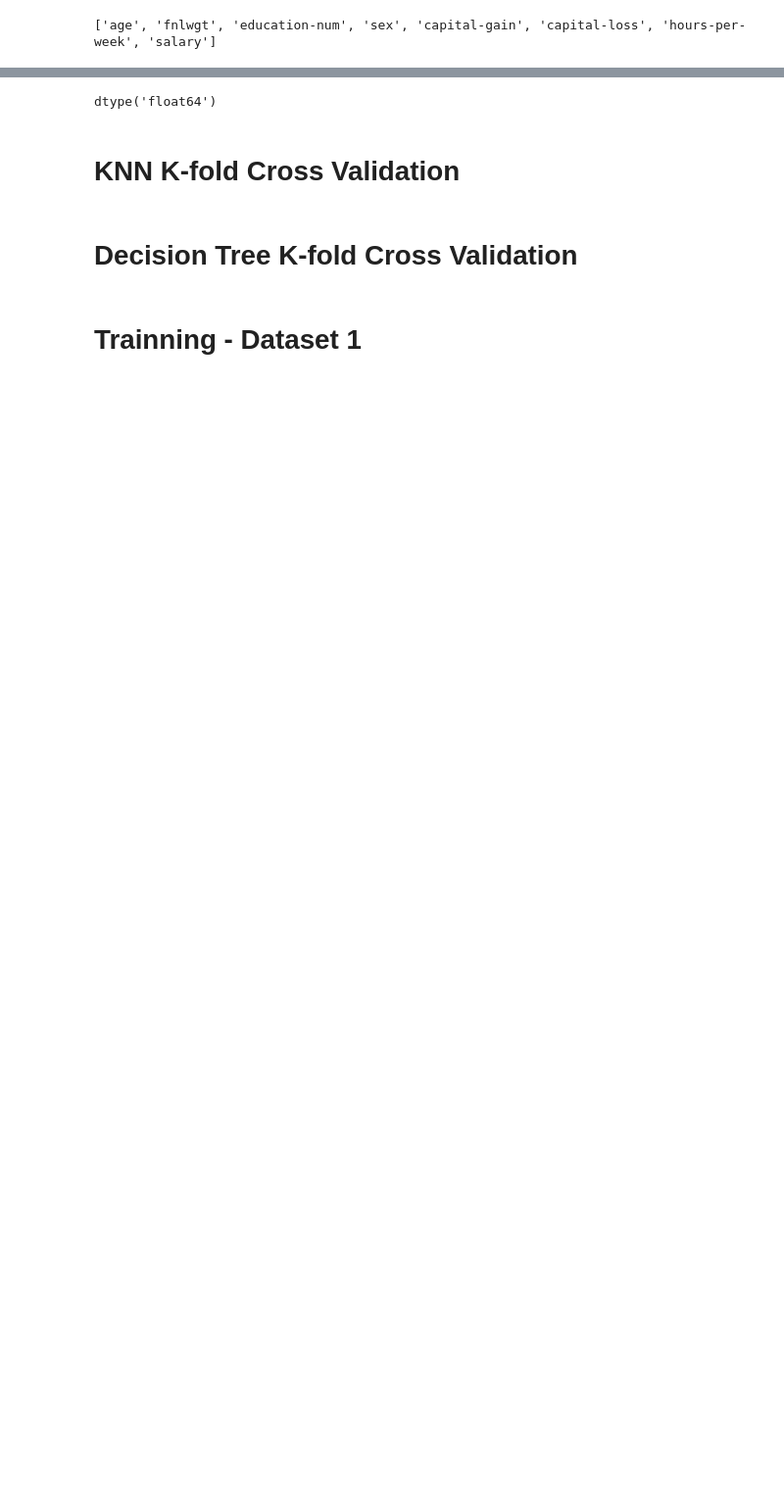
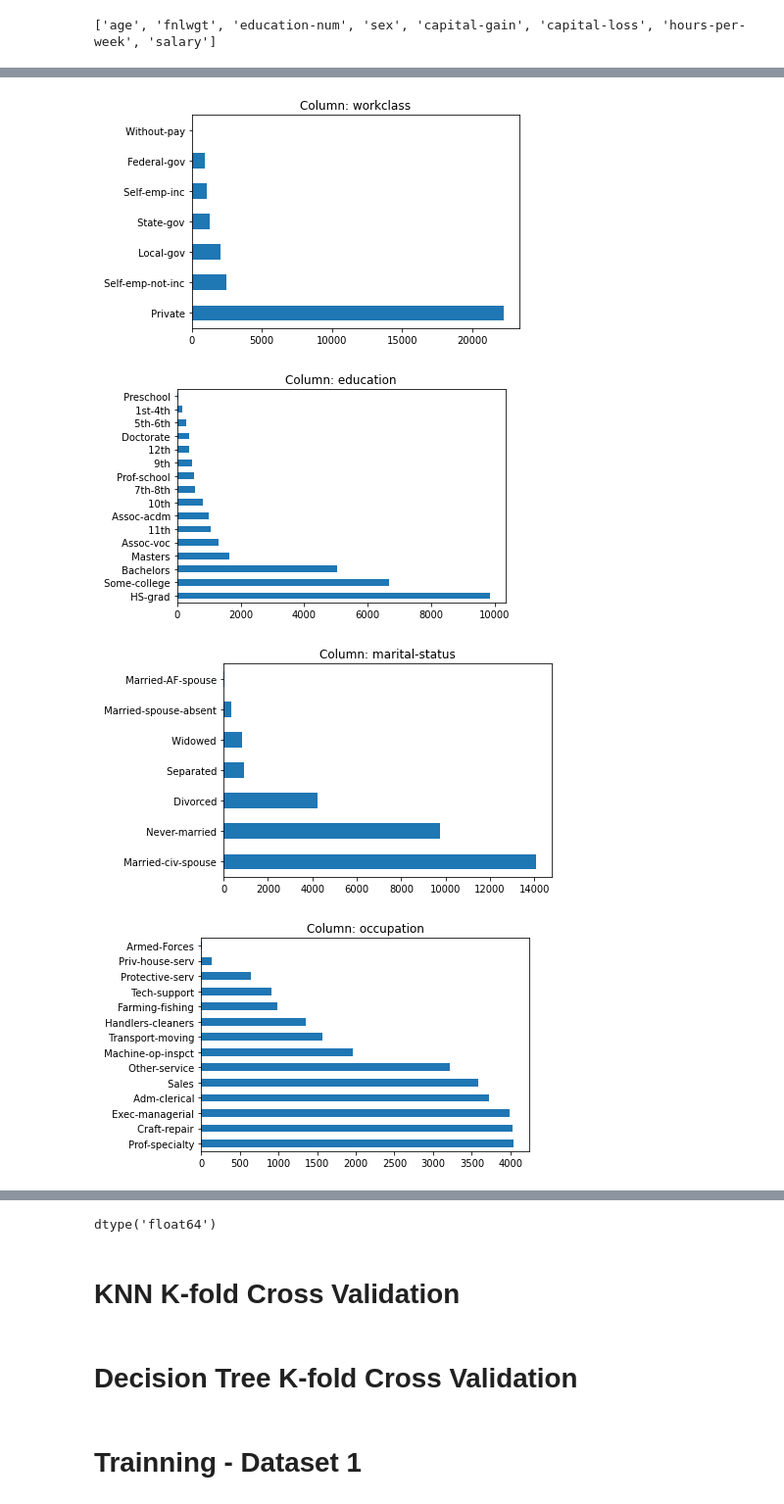
Before and after one commit to Comp551-mini1/p1, a Jupyter notebook: Project_1.ipynb, the cells around one changed output, grey strips where cells are left out. Shown: that part at 98% size. Cells and saved outputs as stored; diff of their text form; code cells hidden in the pictures; blank space fills up the shorter version.

```diff
--- a/Project_1.ipynb
+++ b/Project_1.ipynb
@@ -191,0 +178,6 @@ df_obj.head()
+# %%
+# quantitative_subset = df_copy.select_dtypes('number')
+categorical_subset = df_copy.select_dtypes('object')
+
+#hence we drop country col
+categorical_subset_ohe = categorical_subset.drop('native-country',1)
@@ -191,0 +193,15 @@ df_obj.head()
+# %%
+for idx, colname in enumerate(categorical_subset_ohe):
+
+    plt.title('Column: ' + colname)
+    (df_copy[colname]
+        .value_counts()
+        .head(30)
+        .plot(kind='barh'))
+
+    plt.show()
+# %% [output]
+[figure, added]
+[figure, added]
+[figure, added]
+[figure, added]
```
Also changed, not shown: parts of 67 cells of this notebook.
